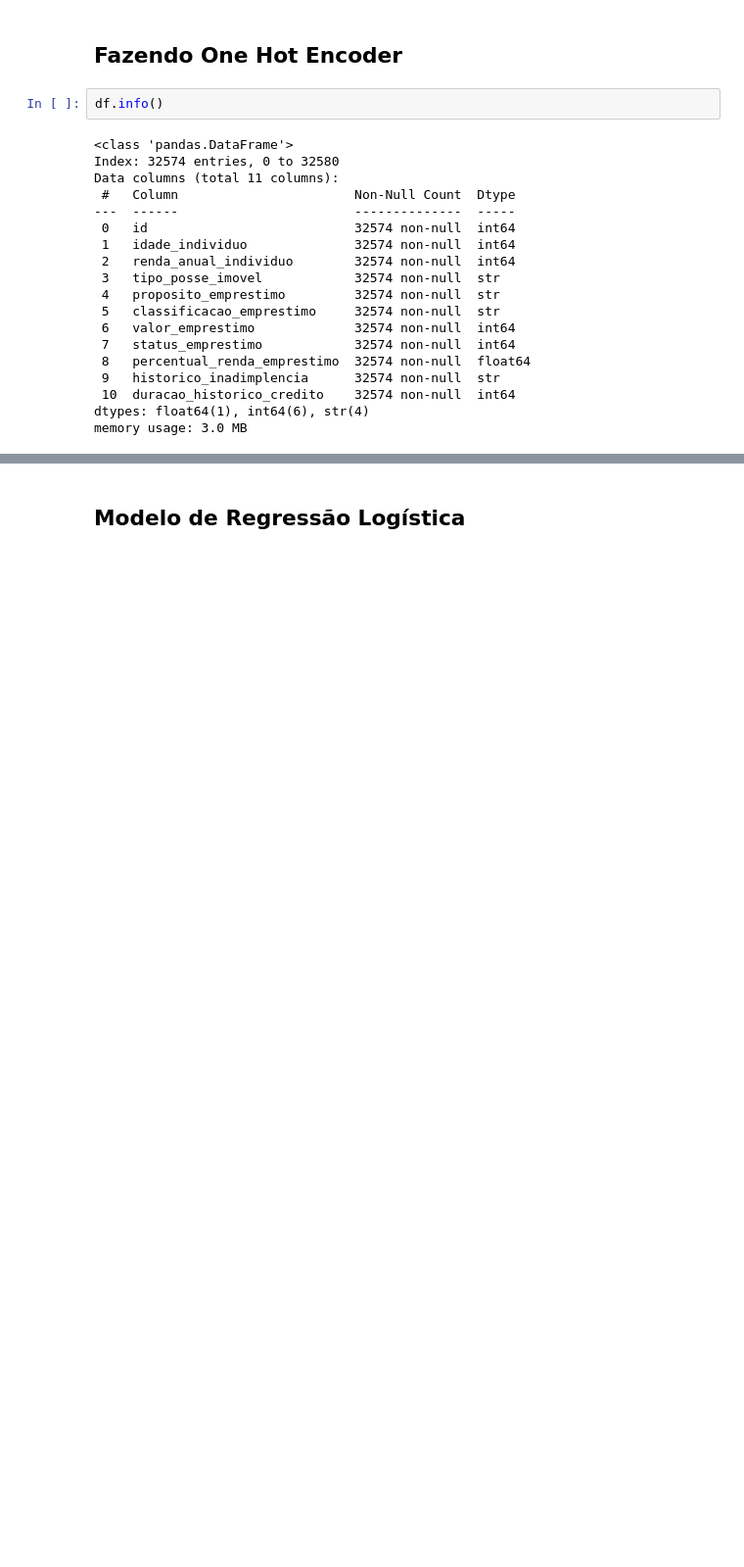
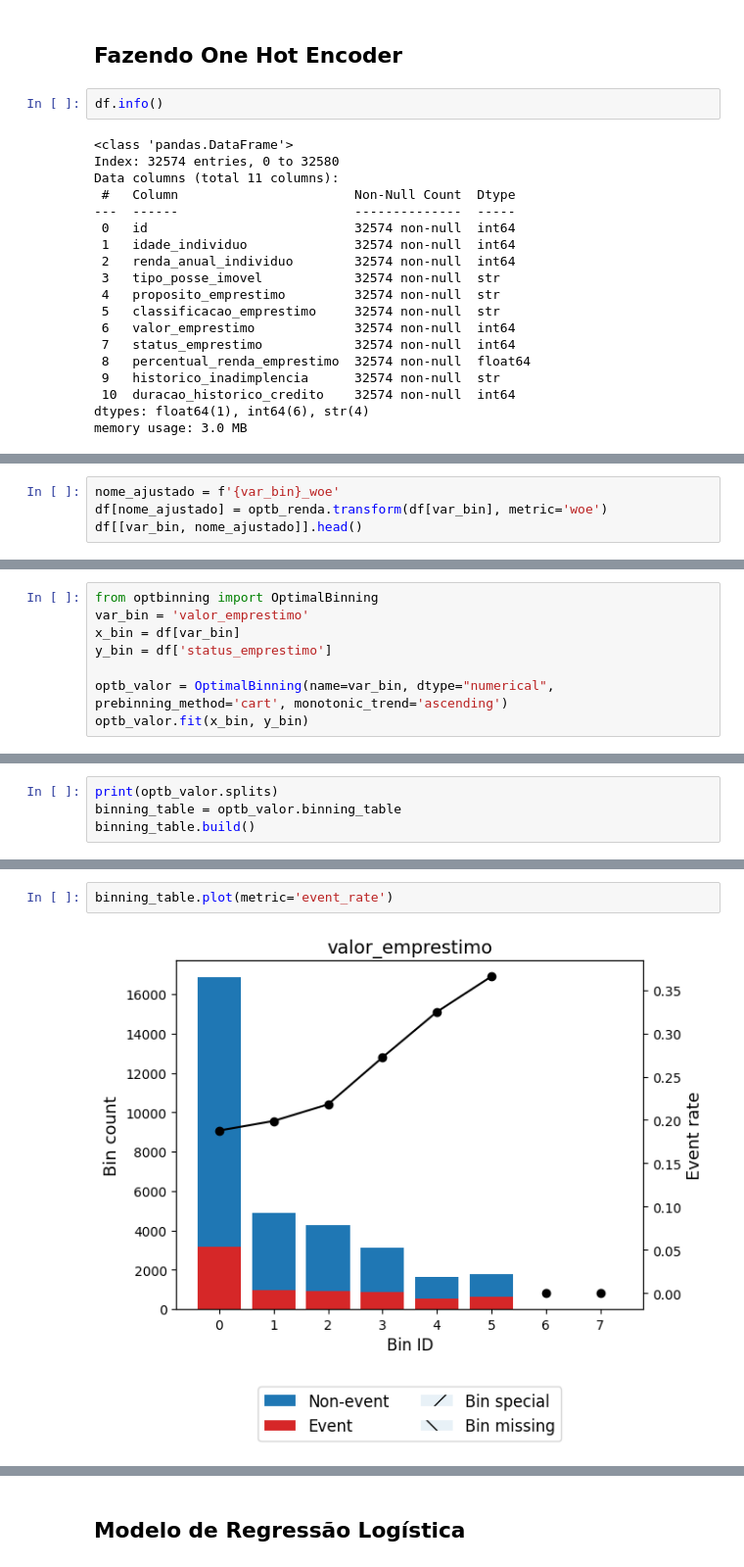
Before and after one commit to lucasgabwinter/modelo-pd-rl, a Jupyter notebook: caderno.ipynb, the cells around one changed output, grey strips where cells are left out. Shown at 98% size. Cells and saved outputs as stored; diff of their text form; blank space fills up the shorter version.

```diff
--- a/caderno.ipynb
+++ b/caderno.ipynb
@@ -365,0 +378,4 @@ df.head()
+# %%
+nome_ajustado = f'{var_bin}_woe'
+df[nome_ajustado] = optb_renda.transform(df[var_bin], metric='woe')
+df[[var_bin, nome_ajustado]].head()
@@ -365,0 +391,8 @@ df.head()
+# %%
+from optbinning import OptimalBinning
+var_bin = 'valor_emprestimo'
+x_bin = df[var_bin]
+y_bin = df['status_emprestimo']
+
+optb_valor = OptimalBinning(name=var_bin, dtype="numerical", prebinning_method='cart', monotonic_trend='ascending')
+optb_valor.fit(x_bin, y_bin)
@@ -365,0 +401,4 @@ df.head()
+# %%
+print(optb_valor.splits)
+binning_table = optb_valor.binning_table
+binning_table.build()
@@ -365,0 +417,4 @@ df.head()
+# %%
+binning_table.plot(metric='event_rate')
+# %% [output]
+[figure, added]
```
Also changed, not shown: parts of 54 cells of this notebook, 5 other files.
